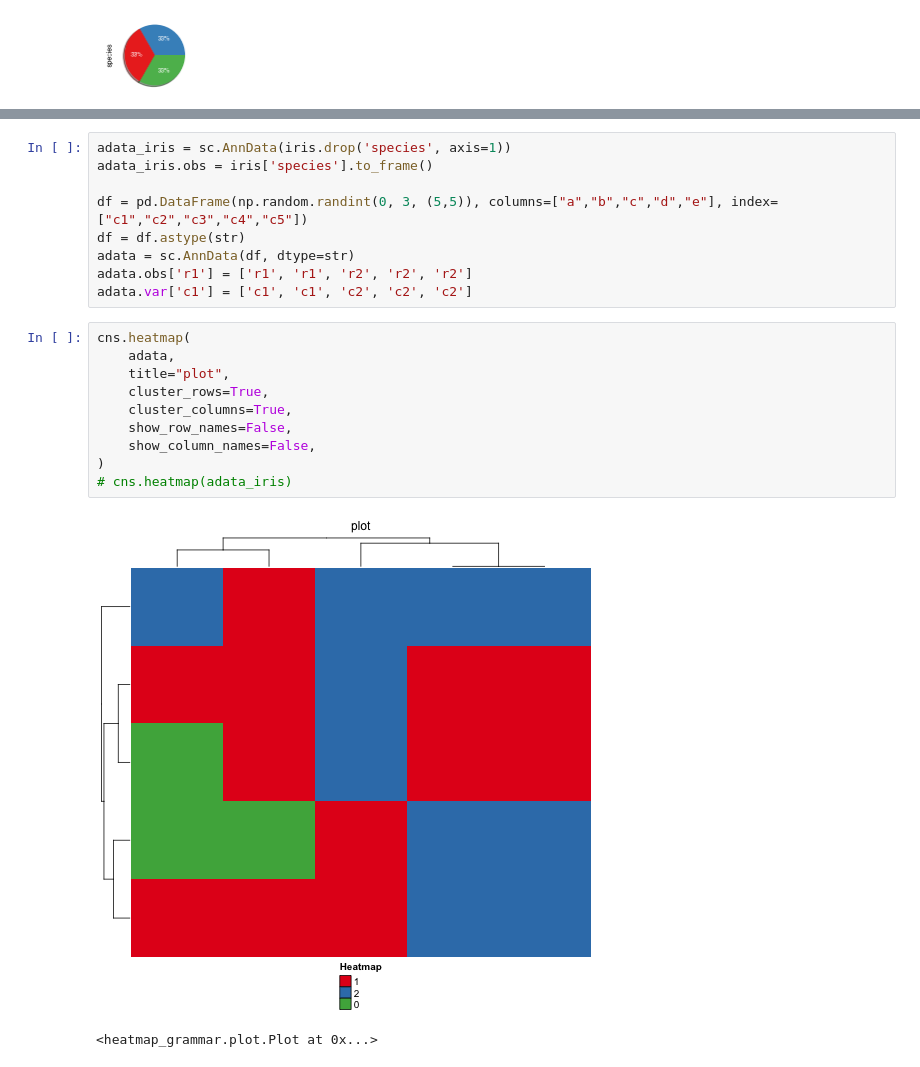
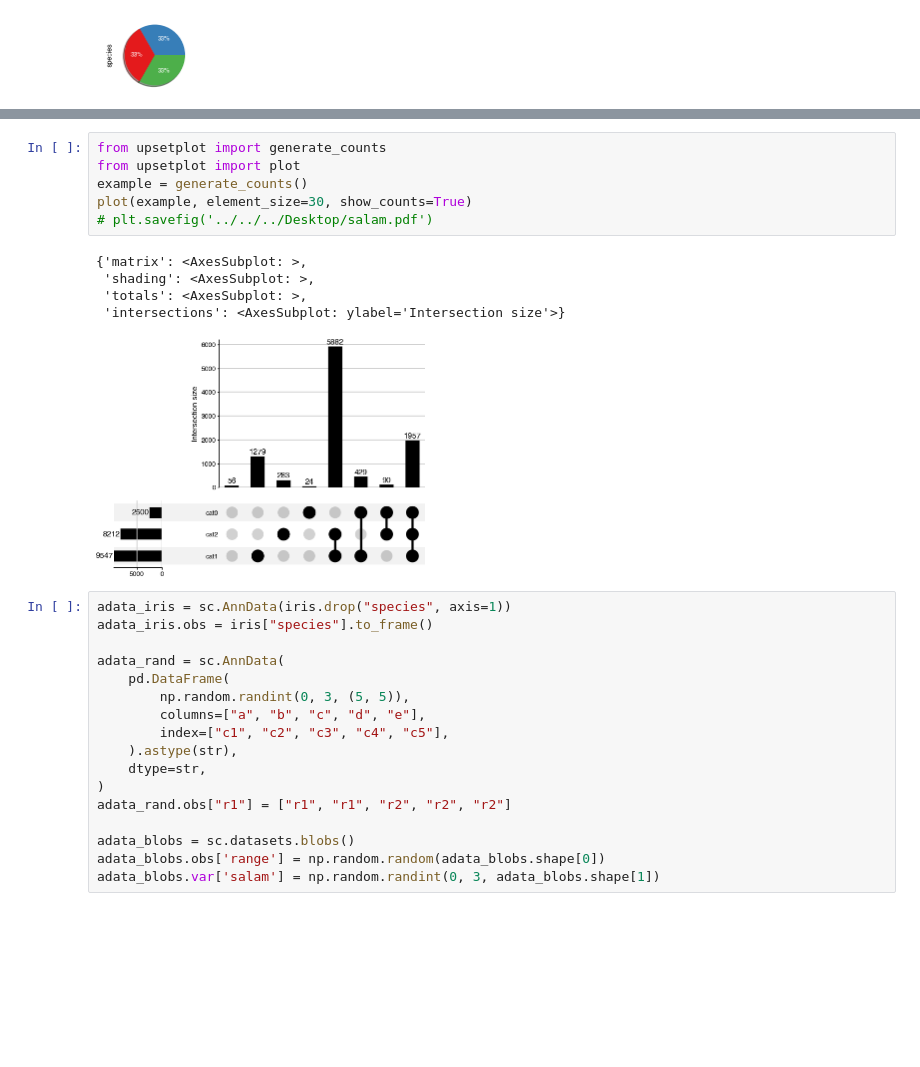
Before and after one commit to faridrashidi/cnsplots, a Jupyter notebook: notebooks/matplotlib.ipynb, the cells around one changed output, grey strips where cells are left out. Saved outputs shown, nothing was run; the diff lists cells and outputs as text; blank space fills up the shorter version.

```diff
--- a/notebooks/matplotlib.ipynb
+++ b/notebooks/matplotlib.ipynb
@@ -88,22 +88,29 @@ P-value was determined by two-sided log-rank test.
+# %%
+from upsetplot import generate_counts
+from upsetplot import plot
+example = generate_counts()
+plot(example, element_size=30, show_counts=True)
+# plt.savefig('../../../Desktop/salam.pdf')
+# %% [output]
+{'matrix': <AxesSubplot: >,
+ 'shading': <AxesSubplot: >,
+ 'totals': <AxesSubplot: >,
+ 'intersections': <AxesSubplot: ylabel='Intersection size'>}
+[figure, added]
 # %%
-adata_iris = sc.AnnData(iris.drop('species', axis=1))
-adata_iris.obs = iris['species'].to_frame()
+adata_iris = sc.AnnData(iris.drop("species", axis=1))
+adata_iris.obs = iris["species"].to_frame()
 
-df = pd.DataFrame(np.random.randint(0, 3, (5,5)), columns=["a","b","c","d","e"], index=["c1","c2","c3","c4","c5"])
-df = df.astype(str)
-adata = sc.AnnData(df, dtype=str)
-adata.obs['r1'] = ['r1', 'r1', 'r2', 'r2', 'r2']
-adata.var['c1'] = ['c1', 'c1', 'c2', 'c2', 'c2']
+adata_rand = sc.AnnData(
+    pd.DataFrame(
+        np.random.randint(0, 3, (5, 5)),
+        columns=["a", "b", "c", "d", "e"],
+        index=["c1", "c2", "c3", "c4", "c5"],
+    ).astype(str),
+    dtype=str,
+)
+adata_rand.obs["r1"] = ["r1", "r1", "r2", "r2", "r2"]
+
+adata_blobs = sc.datasets.blobs()
+adata_blobs.obs['range'] = np.random.random(adata_blobs.shape[0])
+adata_blobs.var['salam'] = np.random.randint(0, 3, adata_blobs.shape[1])
-# %%
-cns.heatmap(
-    adata,
-    title="plot",
-    cluster_rows=True,
-    cluster_columns=True,
-    show_row_names=False,
-    show_column_names=False,
-)
-# cns.heatmap(adata_iris)
-# %% [output]
-[figure, removed]
-<heatmap_grammar.plot.Plot at 0x...>
```
Also changed, not shown: parts of 11 cells of this notebook, 3 other files.
